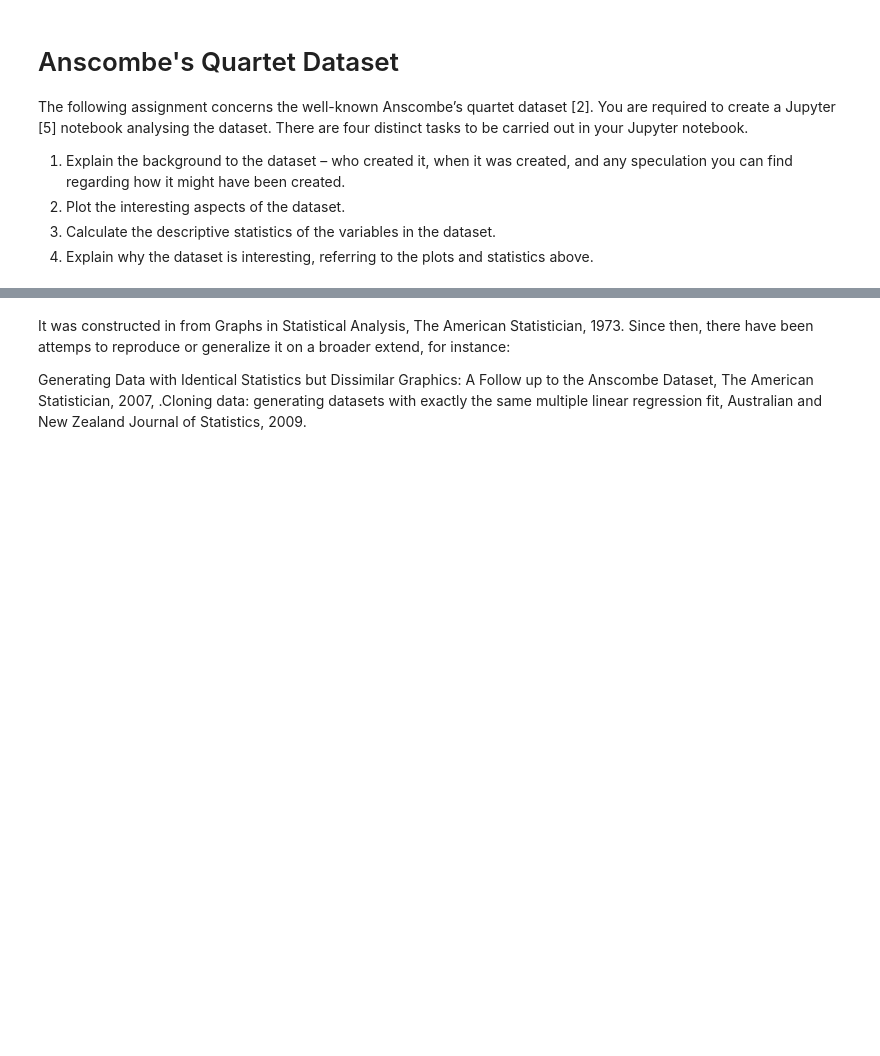
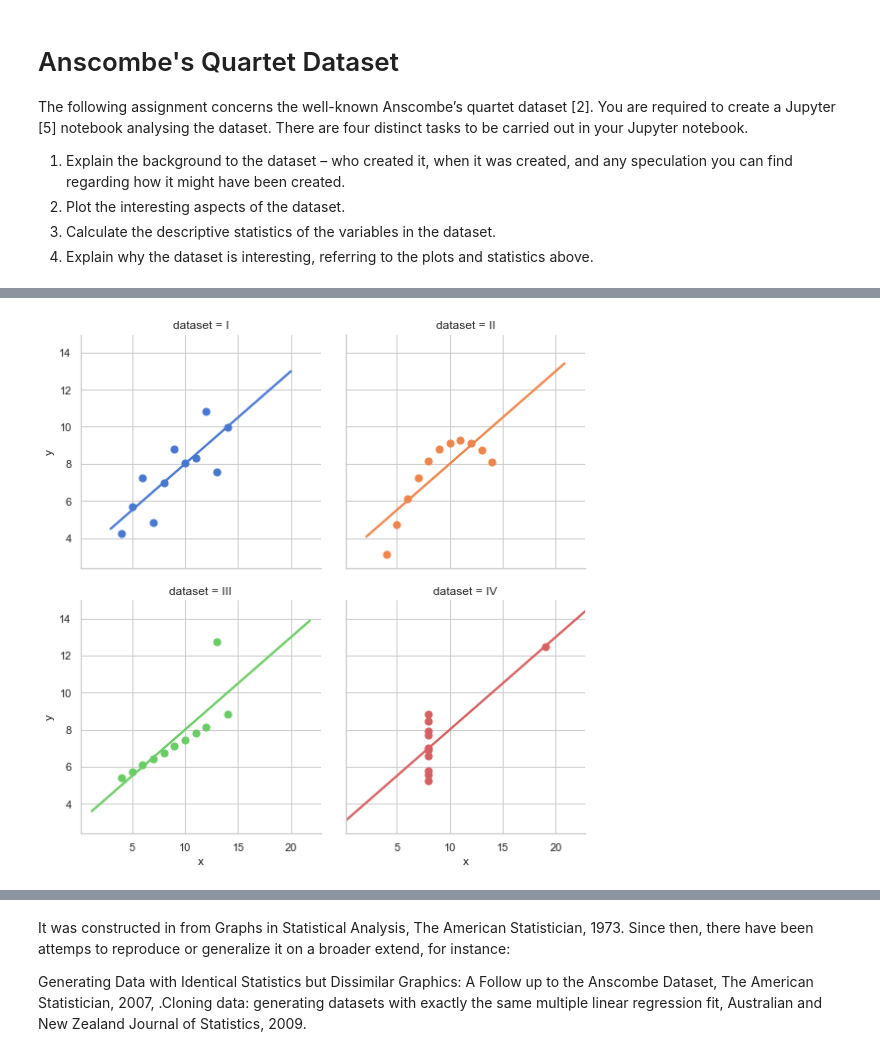
Before and after one commit to orlaith17/Assignment-Fundamentals-DA, a Jupyter notebook: Anscombes Quartet Dataset .ipynb, the cells around one changed output, grey strips where cells are left out. Drawn from its saved outputs; the diff is of its cells as text; code cells hidden in the pictures; blank space fills up the shorter version.

Commit message:
Added plots to JN file

```diff
--- a/Anscombes Quartet Dataset .ipynb
+++ b/Anscombes Quartet Dataset .ipynb
@@ -54,0 +73,13 @@ df
+# %%
+# The data set can also be loaded directly Load the example dataset for Anscombe's quartet for seaborn
+df = sns.load_dataset("anscombe")
+
+sns.set(style="whitegrid")
+
+# Show the results of a linear regression within each dataset
+sns.lmplot(x="x", y="y", col="dataset", hue="dataset", data=df,
+           col_wrap=2, ci=None, palette="muted", height=4,
+           scatter_kws={"s": 50, "alpha": 1})
+plt.show()
+# %% [output]
+[figure, added]
```
Also changed, not shown: parts of 49 cells of this notebook, 1 other file.
